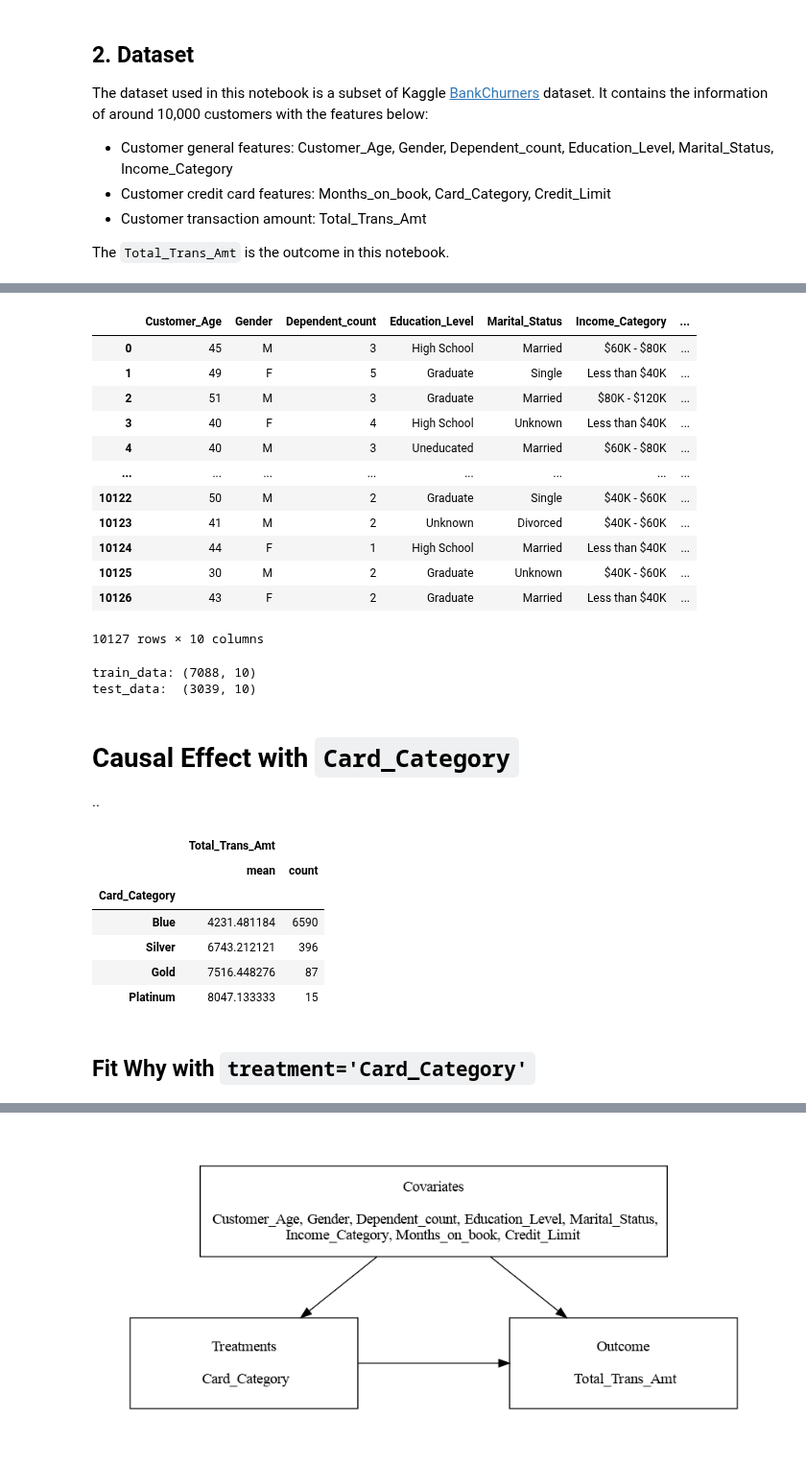
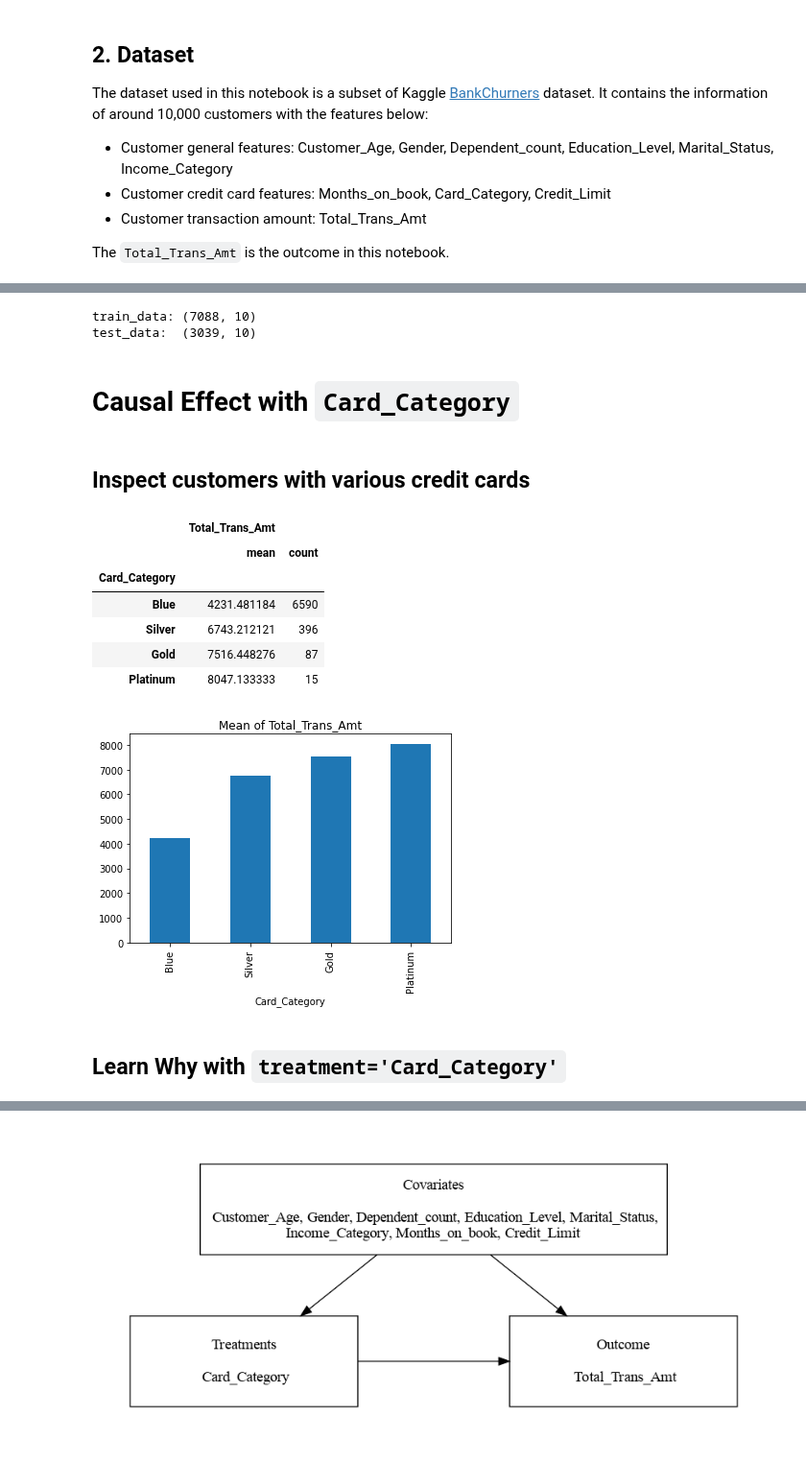
Before and after one commit to DataCanvasIO/YLearn, a Jupyter notebook: example_usages/case_study_bank.ipynb, the cells around one changed output, grey strips where cells are left out. Shown at 96% size. Cells and saved outputs as stored; diff of their text form; code cells hidden in the pictures.

```diff
--- a/example_usages/case_study_bank.ipynb
+++ b/example_usages/case_study_bank.ipynb
@@ -49,19 +62,3 @@ outcome = 'Total_Trans_Amt'
-# %%
-data
-# %% [output]
-|  | Customer_Age | Gender | Dependent_count | Education_Level | Marital_Status | Income_Category | ... |
-| 0 | 45 | M | 3 | High School | Married | $60K - $80K | ... |
-| 1 | 49 | F | 5 | Graduate | Single | Less than $40K | ... |
-| 2 | 51 | M | 3 | Graduate | Married | $80K - $120K | ... |
-| 3 | 40 | F | 4 | High School | Unknown | Less than $40K | ... |
-| 4 | 40 | M | 3 | Uneducated | Married | $60K - $80K | ... |
-| ... | ... | ... | ... | ... | ... | ... | ... |
-| 10122 | 50 | M | 2 | Graduate | Single | $40K - $60K | ... |
-| 10123 | 41 | M | 2 | Unknown | Divorced | $40K - $60K | ... |
-| 10124 | 44 | F | 1 | High School | Married | Less than $40K | ... |
-| 10125 | 30 | M | 2 | Graduate | Unknown | $40K - $60K | ... |
-| 10126 | 43 | F | 2 | Graduate | Married | Less than $40K | ... |
-10127 rows × 10 columns
 # %%
 train_data,test_data=train_test_split(data,test_size=0.3,random_state=123)
 
@@ -72,21 +69,24 @@ train_data: (7088, 10)
 test_data:  (3039, 10)
 # %% [markdown]
 # Causal Effect with `Card_Category`
-
-..
+# %% [markdown]
+## Inspect customers with various credit cards
 # %%
-card_mean=train_data[['Card_Category','Total_Trans_Amt']].groupby('Card_Category').agg(['mean','count']).sort_values(by=('Total_Trans_Amt','mean'))
-card_mean
+card_stat=train_data[['Card_Category','Total_Trans_Amt']].groupby('Card_Category').agg(['mean','count']).sort_values(by=('Total_Trans_Amt','mean'))
+
+card_stat[('Total_Trans_Amt','mean')].plot(kind='bar', title='Mean of Total_Trans_Amt')
+card_stat
 # %% [output]
 |  | Total_Trans_Amt |  |
 |  | mean | count |
 | Card_Category |  |  |
 | Blue | 4231.481184 | 6590 |
 | Silver | 6743.212121 | 396 |
 | Gold | 7516.448276 | 87 |
 | Platinum | 8047.133333 | 15 |
+[figure, added]
 # %% [markdown]
-## Fit Why with `treatment='Card_Category'`
+## Learn Why with `treatment='Card_Category'`
 # %%
 why=Why()
 why.fit(train_data,outcome,treatment='Card_Category')
```
Also changed, not shown: parts of 39 cells of this notebook.
